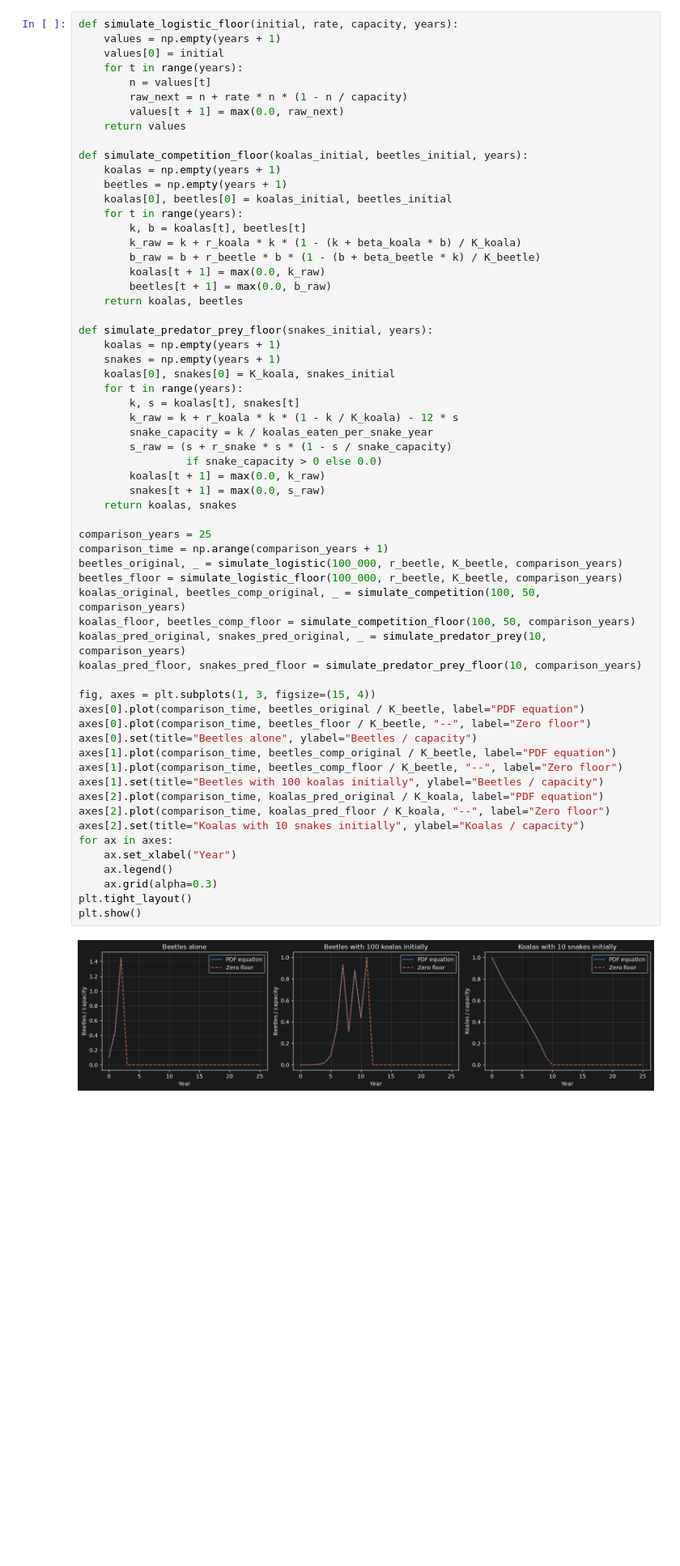
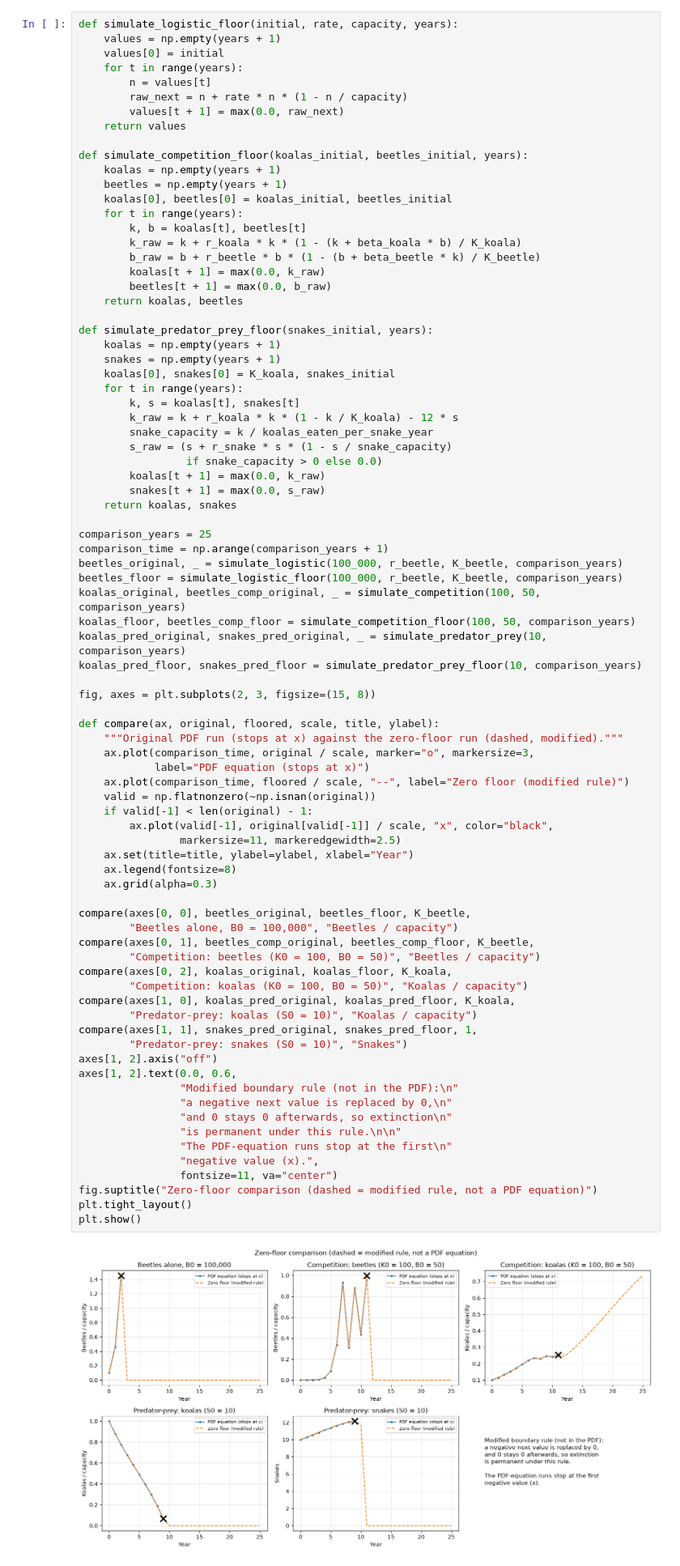
Before and after one commit to AaronScherf/ai-sandbox-master, a Jupyter notebook: ai-sandbox/academic-hub/academic_resources/env-science/labs/lab_4/lab_4_notebook.ipynb, the cells around one changed output. Shown at 81% size. Saved outputs shown, nothing was run; the diff lists cells and outputs as text; blank space fills up the shorter version.

```diff
--- a/ai-sandbox/academic-hub/academic_resources/env-science/labs/lab_4/lab_4_notebook.ipynb
+++ b/ai-sandbox/academic-hub/academic_resources/env-science/labs/lab_4/lab_4_notebook.ipynb
@@ -387,47 +503,68 @@ def simulate_competition_floor(koalas_initial, beetles_initial, years):
         beetles[t + 1] = max(0.0, b_raw)
     return koalas, beetles
 
 def simulate_predator_prey_floor(snakes_initial, years):
     koalas = np.empty(years + 1)
     snakes = np.empty(years + 1)
     koalas[0], snakes[0] = K_koala, snakes_initial
     for t in range(years):
         k, s = koalas[t], snakes[t]
         k_raw = k + r_koala * k * (1 - k / K_koala) - 12 * s
         snake_capacity = k / koalas_eaten_per_snake_year
         s_raw = (s + r_snake * s * (1 - s / snake_capacity)
                  if snake_capacity > 0 else 0.0)
         koalas[t + 1] = max(0.0, k_raw)
         snakes[t + 1] = max(0.0, s_raw)
     return koalas, snakes
 
 comparison_years = 25
 comparison_time = np.arange(comparison_years + 1)
 beetles_original, _ = simulate_logistic(100_000, r_beetle, K_beetle, comparison_years)
 beetles_floor = simulate_logistic_floor(100_000, r_beetle, K_beetle, comparison_years)
 koalas_original, beetles_comp_original, _ = simulate_competition(100, 50, comparison_years)
 koalas_floor, beetles_comp_floor = simulate_competition_floor(100, 50, comparison_years)
 koalas_pred_original, snakes_pred_original, _ = simulate_predator_prey(10, comparison_years)
 koalas_pred_floor, snakes_pred_floor = simulate_predator_prey_floor(10, comparison_years)
 
-fig, axes = plt.subplots(1, 3, figsize=(15, 4))
-axes[0].plot(comparison_time, beetles_original / K_beetle, label="PDF equation")
-axes[0].plot(comparison_time, beetles_floor / K_beetle, "--", label="Zero floor")
-axes[0].set(title="Beetles alone", ylabel="Beetles / capacity")
-axes[1].plot(comparison_time, beetles_comp_original / K_beetle, label="PDF equation")
-axes[1].plot(comparison_time, beetles_comp_floor / K_beetle, "--", label="Zero floor")
-axes[1].set(title="Beetles with 100 koalas initially", ylabel="Beetles / capacity")
-axes[2].plot(comparison_time, koalas_pred_original / K_koala, label="PDF equation")
-axes[2].plot(comparison_time, koalas_pred_floor / K_koala, "--", label="Zero floor")
-axes[2].set(title="Koalas with 10 snakes initially", ylabel="Koalas / capacity")
-for ax in axes:
-    ax.set_xlabel("Year")
-    ax.legend()
+fig, axes = plt.subplots(2, 3, figsize=(15, 8))
+
+def compare(ax, original, floored, scale, title, ylabel):
+    """Original PDF run (stops at x) against the zero-floor run (dashed, modified)."""
+    ax.plot(comparison_time, original / scale, marker="o", markersize=3,
+            label="PDF equation (stops at x)")
+    ax.plot(comparison_time, floored / scale, "--", label="Zero floor (modified rule)")
+    valid = np.flatnonzero(~np.isnan(original))
+    if valid[-1] < len(original) - 1:
+        ax.plot(valid[-1], original[valid[-1]] / scale, "x", color="black",
+                markersize=11, markeredgewidth=2.5)
+    ax.set(title=title, ylabel=ylabel, xlabel="Year")
+    ax.legend(fontsize=8)
     ax.grid(alpha=0.3)
+
+compare(axes[0, 0], beetles_original, beetles_floor, K_beetle,
+        "Beetles alone, B0 = 100,000", "Beetles / capacity")
+compare(axes[0, 1], beetles_comp_original, beetles_comp_floor, K_beetle,
+        "Competition: beetles (K0 = 100, B0 = 50)", "Beetles / capacity")
+compare(axes[0, 2], koalas_original, koalas_floor, K_koala,
+        "Competition: koalas (K0 = 100, B0 = 50)", "Koalas / capacity")
+compare(axes[1, 0], koalas_pred_original, koalas_pred_floor, K_koala,
+        "Predator-prey: koalas (S0 = 10)", "Koalas / capacity")
+compare(axes[1, 1], snakes_pred_original, snakes_pred_floor, 1,
+        "Predator-prey: snakes (S0 = 10)", "Snakes")
+axes[1, 2].axis("off")
+axes[1, 2].text(0.0, 0.6,
+                "Modified boundary rule (not in the PDF):\n"
+                "a negative next value is replaced by 0,\n"
+                "and 0 stays 0 afterwards, so extinction\n"
+                "is permanent under this rule.\n\n"
+                "The PDF-equation runs stop at the first\n"
+                "negative value (x).",
+                fontsize=11, va="center")
+fig.suptitle("Zero-floor comparison (dashed = modified rule, not a PDF equation)")
 plt.tight_layout()
 plt.show()
 # %% [output]
-[figure, old version]
+[figure, new version]
 # %% [markdown]
 ### 2.9b Limited-kills sensitivity (modified predator-prey model)
 Keep the original predator-prey equations above for comparison. Here the annual kill count is the smaller of 12 times the current snake population and the koalas available after that year's logistic growth. This changes only the predation term while prey remain positive. If prey have reached zero, set next year's snakes to zero because their carrying capacity is zero. The snake update otherwise remains unchanged; the simulation still stops if that update becomes negative. For nonnegative available koalas, both fixes yield the same next koala count; limited kills additionally records how many koalas were actually eaten. The third comparison plot shows requested versus actual kills.
```
Also changed, not shown: parts of 27 cells of this notebook.
